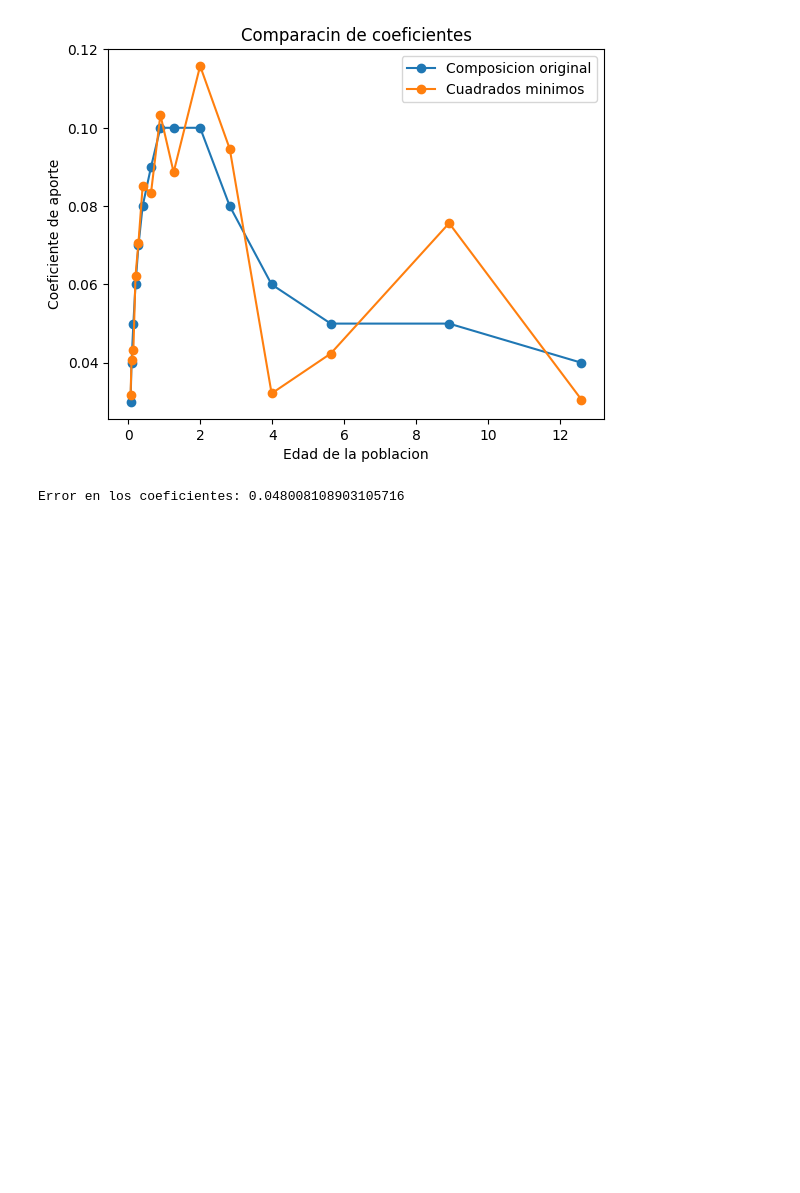
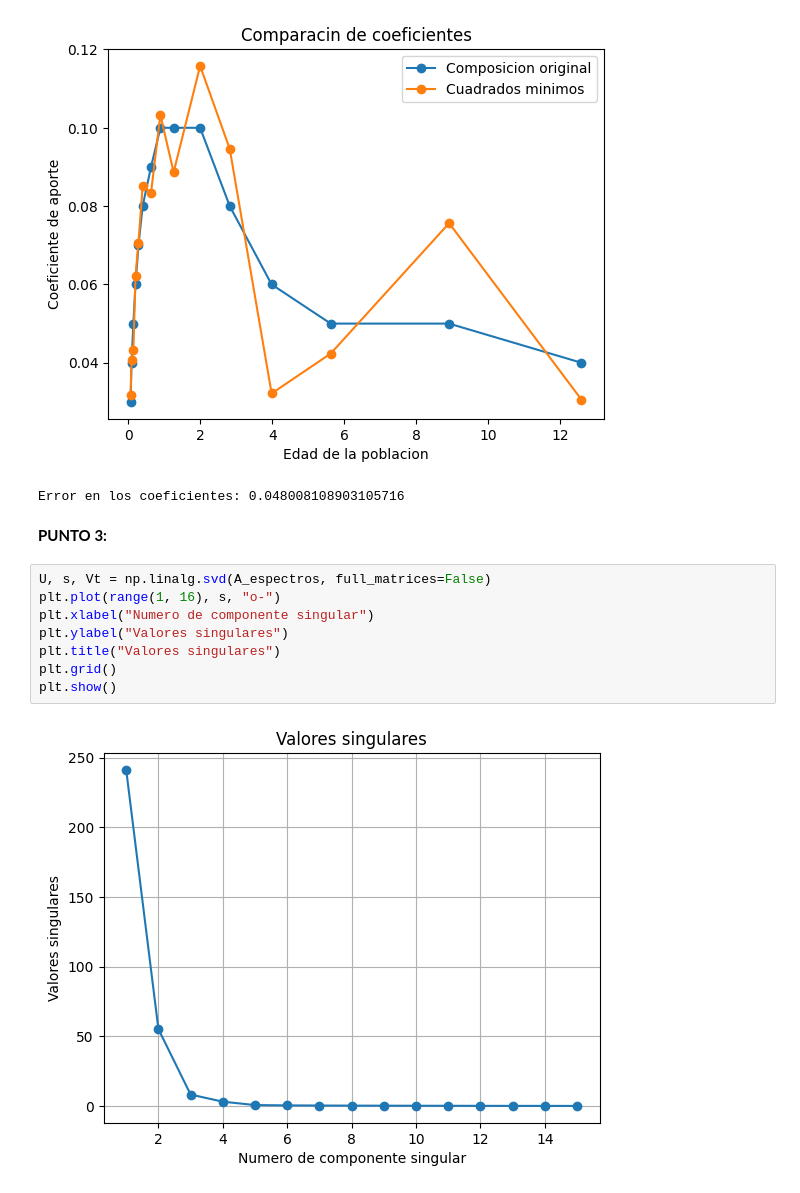
Before and after one commit to SebastianM011/TP2_Metodos, a Jupyter notebook: desarrollo.ipynb, the cells around one changed output. Cells and saved outputs as stored; diff of their text form; blank space fills up the shorter version.

Commit message:
punto 3

```diff
--- a/desarrollo.ipynb
+++ b/desarrollo.ipynb
@@ -157,3 +157,15 @@ Error relativo:  0.0018743601934080242
 [figure]
 [figure]
 Error en los coeficientes: 0.048008108903105716
+# %% [markdown]
+**PUNTO 3:**
+# %%
+U, s, Vt = np.linalg.svd(A_espectros, full_matrices=False)
+plt.plot(range(1, 16), s, "o-")
+plt.xlabel("Numero de componente singular")
+plt.ylabel("Valores singulares")
+plt.title("Valores singulares")
+plt.grid()
+plt.show()
+# %% [output]
+[figure, added]
```
Also changed, not shown: parts of 5 cells of this notebook.
